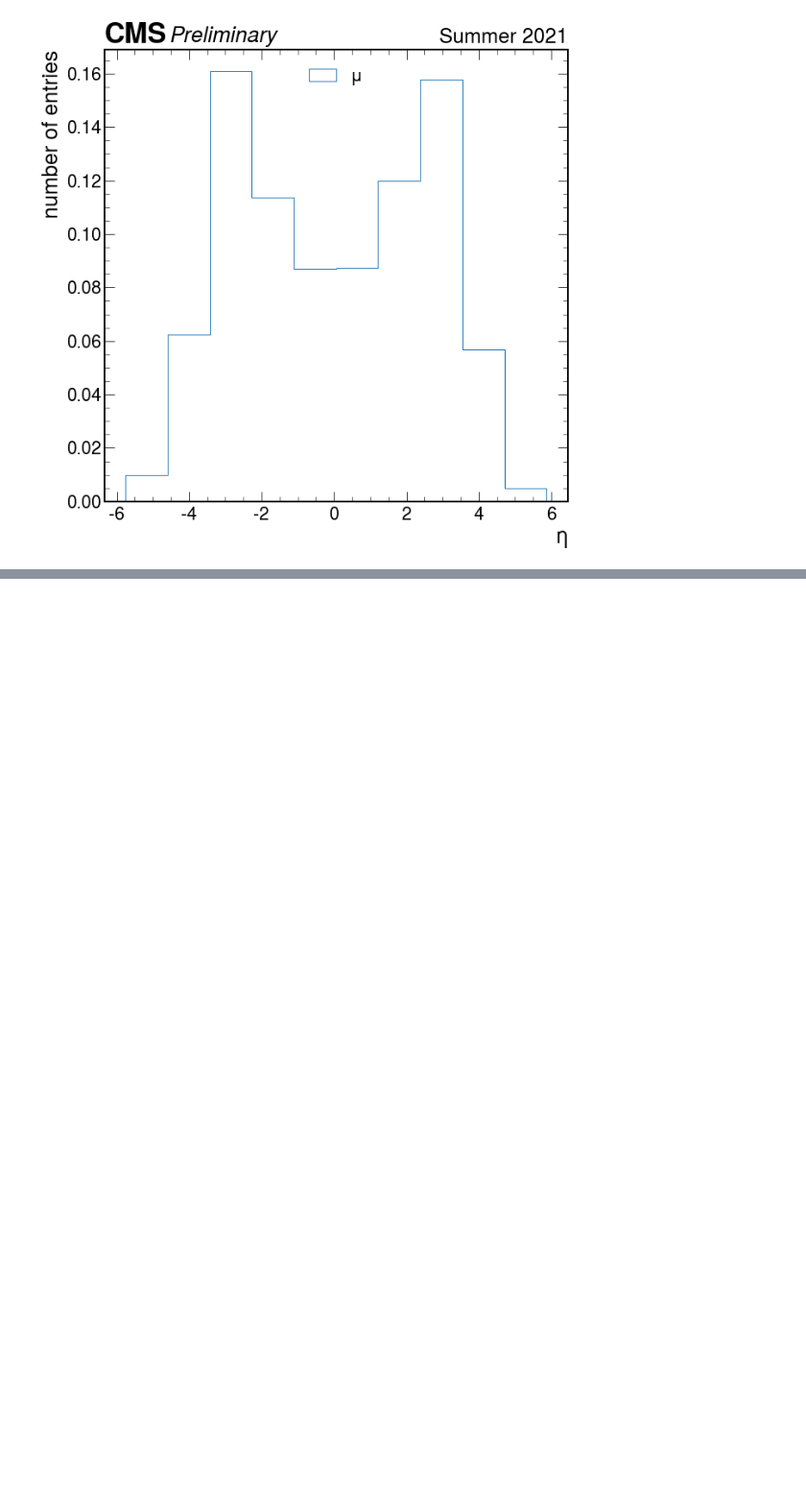
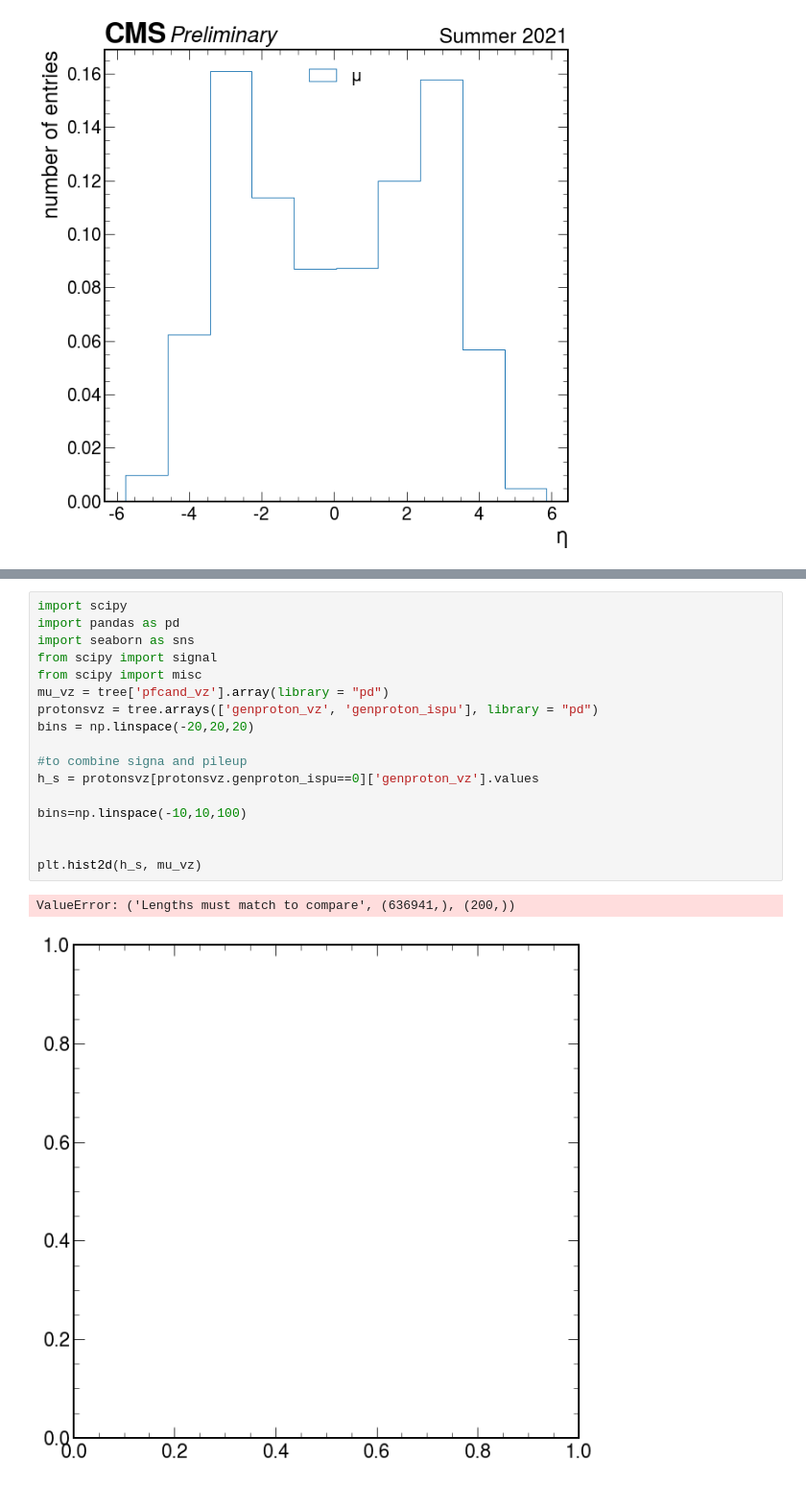
Before and after one commit to jloemker/SWAN, a Jupyter notebook: Exploration-notebook.ipynb, the cells around one changed output, grey strips where cells are left out. Shown at 96% size. Cells and saved outputs as stored; diff of their text form; blank space fills up the shorter version.

```diff
--- a/Exploration-notebook.ipynb
+++ b/Exploration-notebook.ipynb
@@ -337,0 +381,20 @@ ax.set(xlabel='GeV/c²', ylabel='number of entries')
+# %%
+import scipy
+import pandas as pd
+import seaborn as sns
+from scipy import signal
+from scipy import misc
+mu_vz = tree['pfcand_vz'].array(library = "pd")
+protonsvz = tree.arrays(['genproton_vz', 'genproton_ispu'], library = "pd")
+bins = np.linspace(-20,20,20)
+
+#to combine signa and pileup
+h_s = protonsvz[protonsvz.genproton_ispu==0]['genproton_vz'].values
+
+bins=np.linspace(-10,10,100)
+
+
+plt.hist2d(h_s, mu_vz)
+# %% [output]
+ValueError: ('Lengths must match to compare', (636941,), (200,))
+[figure, added]
```
Also changed, not shown: parts of 8 cells of this notebook.
